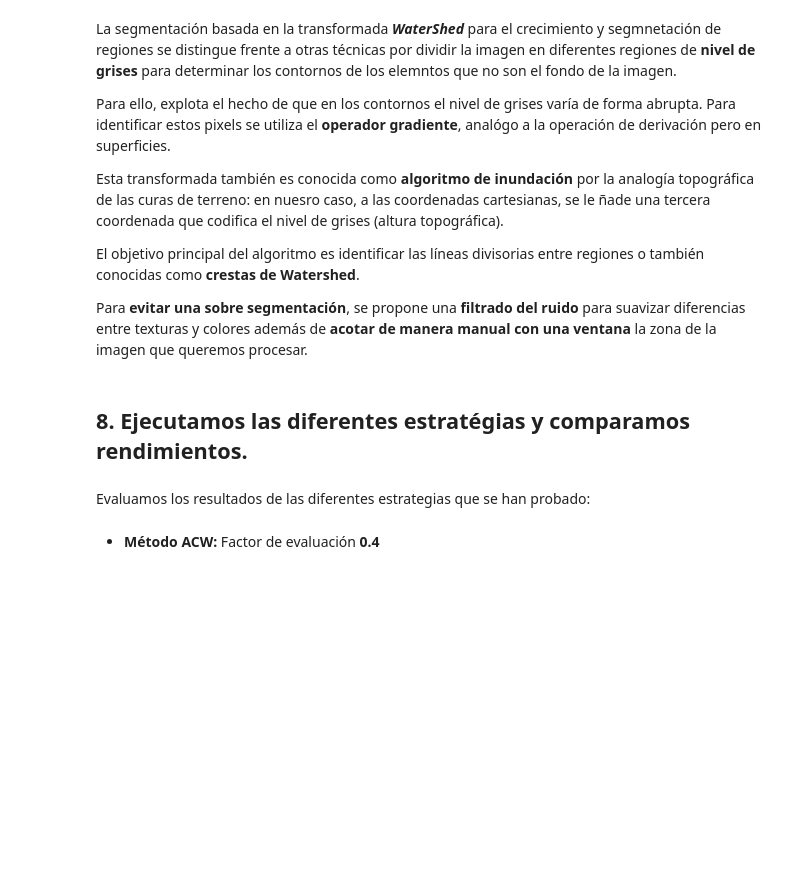
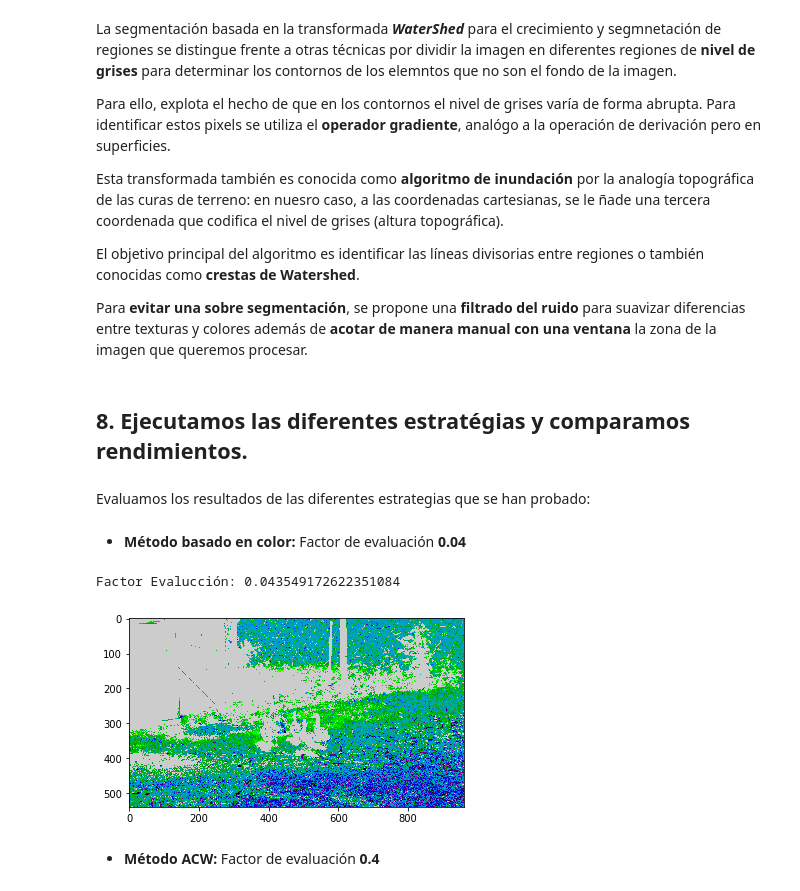
Before and after one commit to astromaf/Equipo14, a Jupyter notebook: Apellido1_Apellido2_Segmentacion.ipynb, the cells around one changed output. Saved outputs shown, nothing was run; the diff lists cells and outputs as text; code cells hidden in the pictures; blank space fills up the shorter version.

```diff
--- a/Apellido1_Apellido2_Segmentacion.ipynb
+++ b/Apellido1_Apellido2_Segmentacion.ipynb
@@ -202,6 +248,16 @@ def detecion_watershed(image):
 ## 8. Ejecutamos las diferentes estratégias y comparamos rendimientos.
 # %% [markdown]
 Evaluamos los resultados de las diferentes estrategias que se han probado:
+# %% [markdown]
+- **Método basado en color:** Factor de evaluación **0.04**
+# %%
+resultado_color = colorBasedSegmentation(image) #1: Procesmaos imagen con nuestra función
+plt.imshow(resultado_color, cmap=plt.cm.nipy_spectral, alpha=1)  # 2: Mostramos imagen segmentada.
+KPI_color=factor_f_evaluation(resultado_color, get_ground_truth(image_bw)) #3: Calculamos factor calidad.
+print("Factor Evalucción:",KPI_color)  #4: Mostramos QF
+# %% [output]
+Factor Evalucción: 0.043549172622351084
+[figure, added]
 # %% [markdown]
 - **Método ACW:** Factor de evaluación **0.4**
 # %%
```
Also changed, not shown: parts of 8 cells of this notebook.
